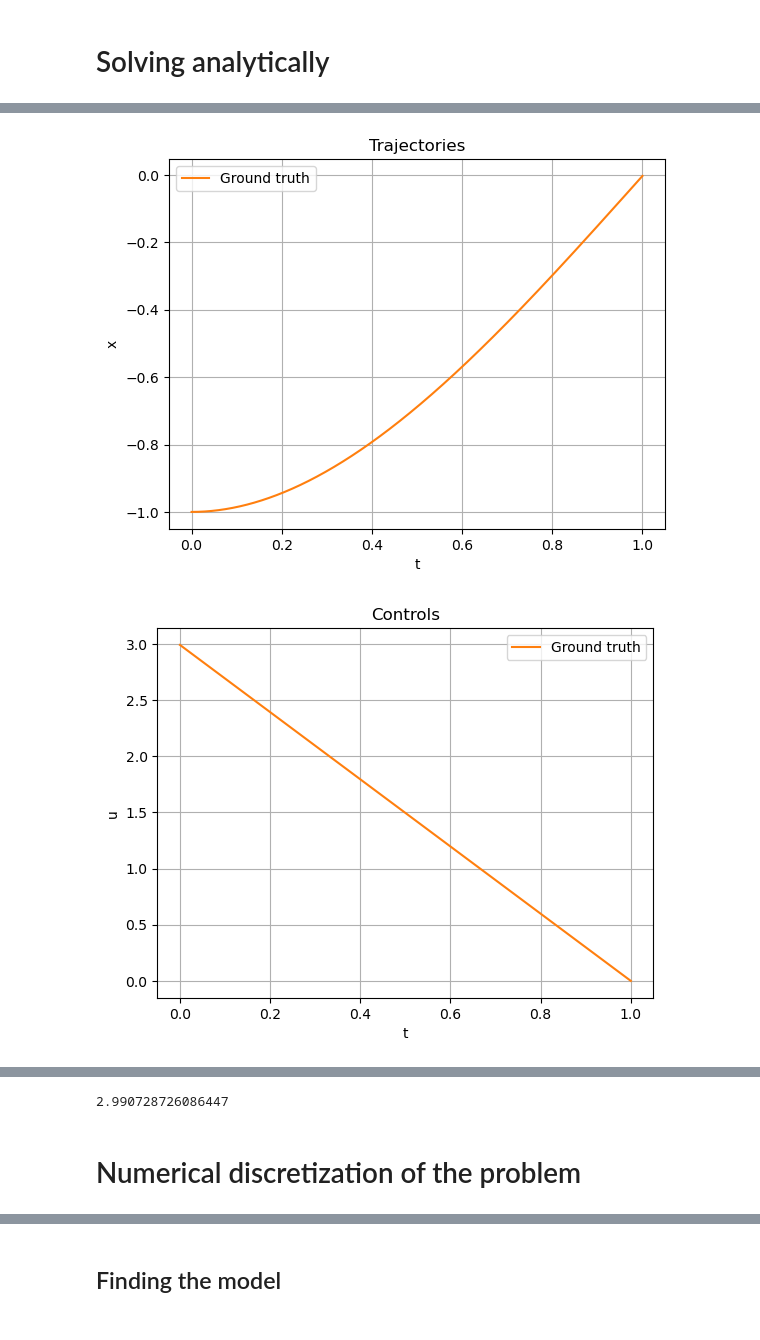
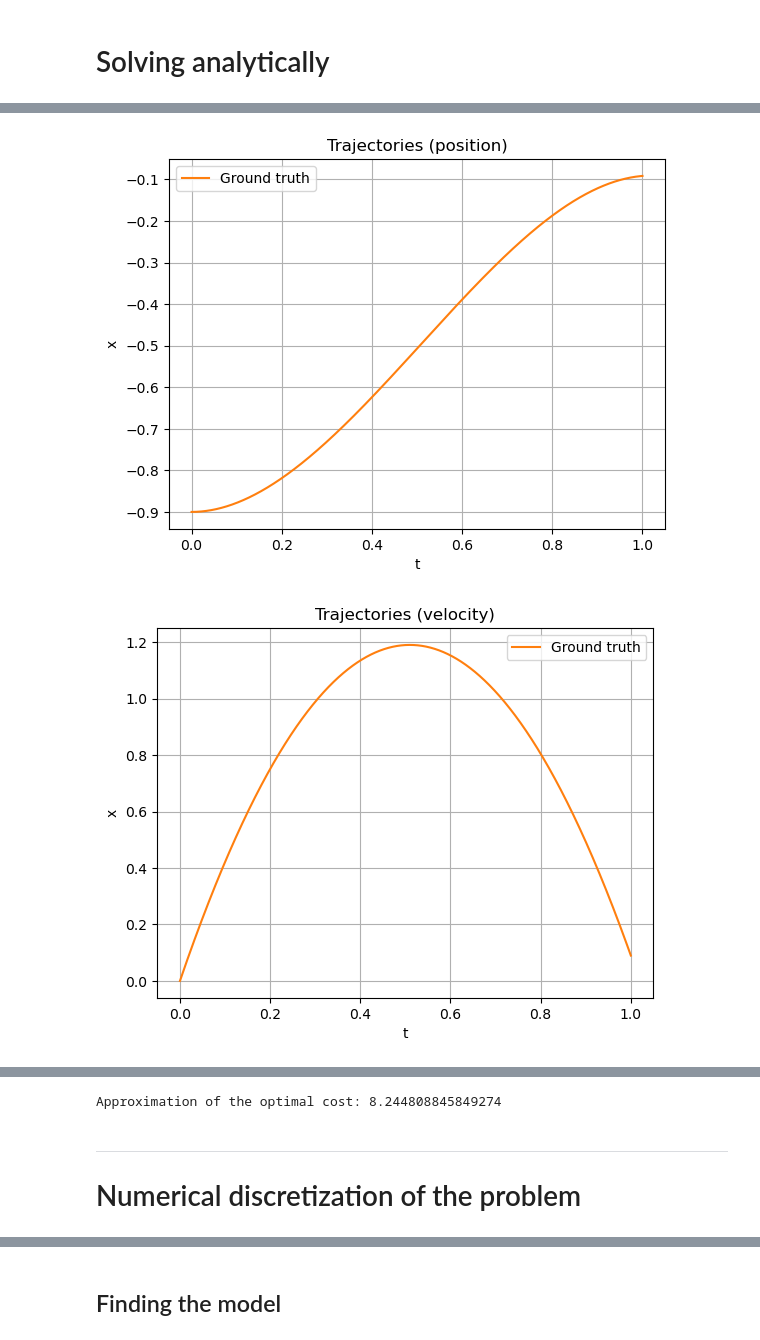
Before and after one commit to TheiloT/RL-accelerated-cart, a Jupyter notebook: TL-RL-toy-problem.ipynb, the cells around one changed output, grey strips where cells are left out. Drawn from its saved outputs; the diff is of its cells as text; code cells hidden in the pictures.

```diff
--- a/TL-RL-toy-problem.ipynb
+++ b/TL-RL-toy-problem.ipynb
@@ -237,9 +257,9 @@ $$
 # %%
-gt_x, gt_x_dot, gt_u = ground_truth_sample(x_0=-1)
+gt_x, gt_x_dot, gt_u = ground_truth_sample(x_0=-0.9)
 plot_trajectory(gt_x=gt_x)
+plot_trajectory(gt_x=gt_x_dot, title="velocity")
 plot_control(gt_u=gt_u)
-# Approximation of the optimal cost
-cost(gt_x, gt_x_dot, gt_u)
+print("Approximation of the optimal cost:", cost(gt_x, gt_x_dot, gt_u))
 # %% [output]
-[figure, old version]
+[figure, new version]
-[figure, old version]
+[figure, new version]
@@ -246,4 +267,6 @@ cost(gt_x, gt_x_dot, gt_u)
-2.990728726086447
+Approximation of the optimal cost: 8.244808845849274
 # %% [markdown]
+---
+
 # Numerical discretization of the problem
 # %% [markdown]
```
Also changed, not shown: parts of 90 cells of this notebook, 20 other files.
